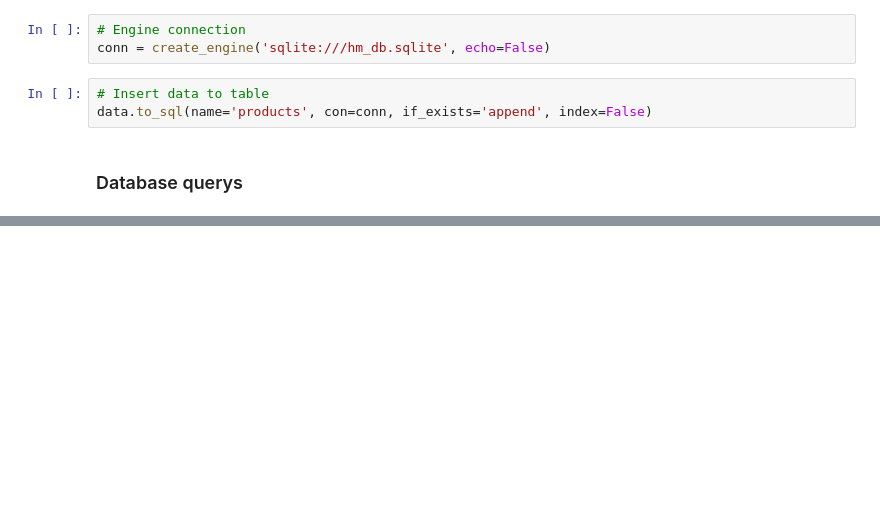
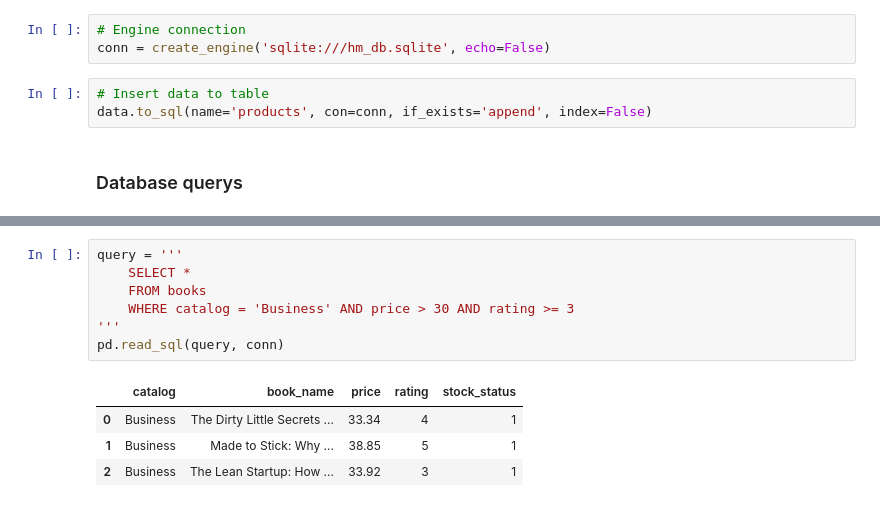
Before and after one commit to MarcosRMG/ds_ao_dev, a Jupyter notebook: notebooks/DS ao DEV.ipynb, the cells around one changed output, grey strips where cells are left out. Drawn from its saved outputs; the diff is of its cells as text; blank space fills up the shorter version.

```diff
--- a/notebooks/DS ao DEV.ipynb
+++ b/notebooks/DS ao DEV.ipynb
@@ -1035,0 +1190,12 @@ df.head()
+# %%
+query = '''
+    SELECT *
+    FROM books
+    WHERE catalog = 'Business' AND price > 30 AND rating >= 3
+'''
+pd.read_sql(query, conn)
+# %% [output]
+|  | catalog | book_name | price | rating | stock_status |
+| 0 | Business | The Dirty Little Secrets ... | 33.34 | 4 | 1 |
+| 1 | Business | Made to Stick: Why ... | 38.85 | 5 | 1 |
+| 2 | Business | The Lean Startup: How ... | 33.92 | 3 | 1 |
```
Also changed, not shown: parts of 36 cells of this notebook, 1 other file.
